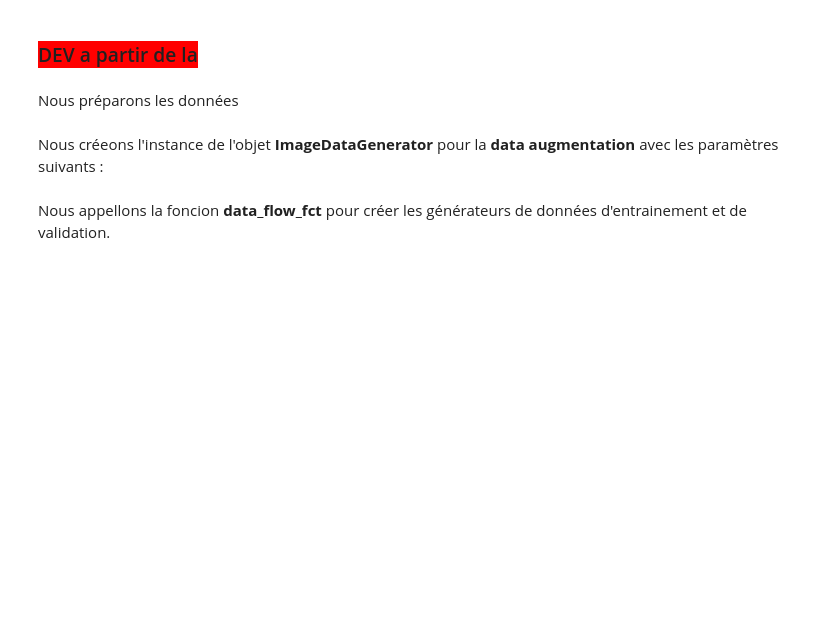
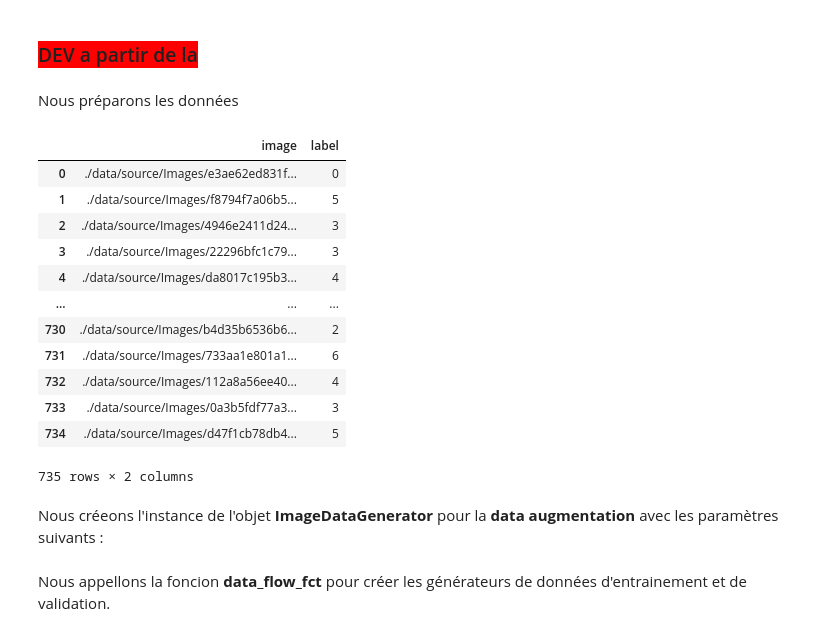
Before and after one commit to pierrickBERTHE/PB6-Classification_automatique_de_produits, a Jupyter notebook: berthe_pierrick_3_notebook_classification_122023.ipynb, the cells around one changed output. Cells and saved outputs as stored; diff of their text form; code cells hidden in the pictures; blank space fills up the shorter version.

```diff
--- a/berthe_pierrick_3_notebook_classification_122023.ipynb
+++ b/berthe_pierrick_3_notebook_classification_122023.ipynb
@@ -2357,6 +2318,22 @@ df_test_combined = pd.DataFrame({"image": X_test, "label": y_test})
 df_train_combined['label'] = df_train_combined['label'].astype(str)
 df_val_combined['label'] = df_val_combined['label'].astype(str)
 df_test_combined['label'] = df_test_combined['label'].astype(str)
+# %%
+df_train_combined
+# %% [output]
+|  | image | label |
+| 0 | ./data/source/Images/e3ae62ed831f... | 0 |
+| 1 | ./data/source/Images/f8794f7a06b5... | 5 |
+| 2 | ./data/source/Images/4946e2411d24... | 3 |
+| 3 | ./data/source/Images/22296bfc1c79... | 3 |
+| 4 | ./data/source/Images/da8017c195b3... | 4 |
+| ... | ... | ... |
+| 730 | ./data/source/Images/b4d35b6536b6... | 2 |
+| 731 | ./data/source/Images/733aa1e801a1... | 6 |
+| 732 | ./data/source/Images/112a8a56ee40... | 4 |
+| 733 | ./data/source/Images/0a3b5fdf77a3... | 3 |
+| 734 | ./data/source/Images/d47f1cb78db4... | 5 |
+735 rows × 2 columns
 # %% [markdown]
 Nous créeons l'instance de l'objet **ImageDataGenerator** pour la **data augmentation** avec les paramètres suivants :
 # %%
```
Also changed, not shown: parts of 46 cells of this notebook, 2 other files.
